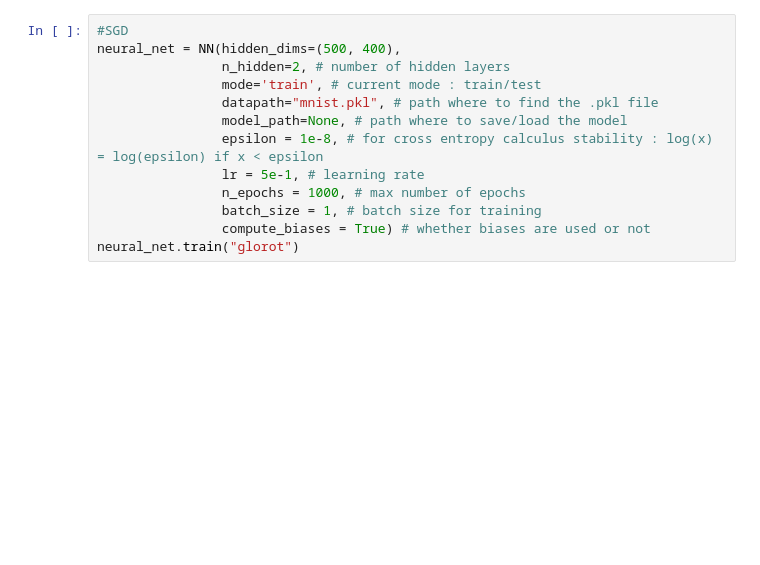
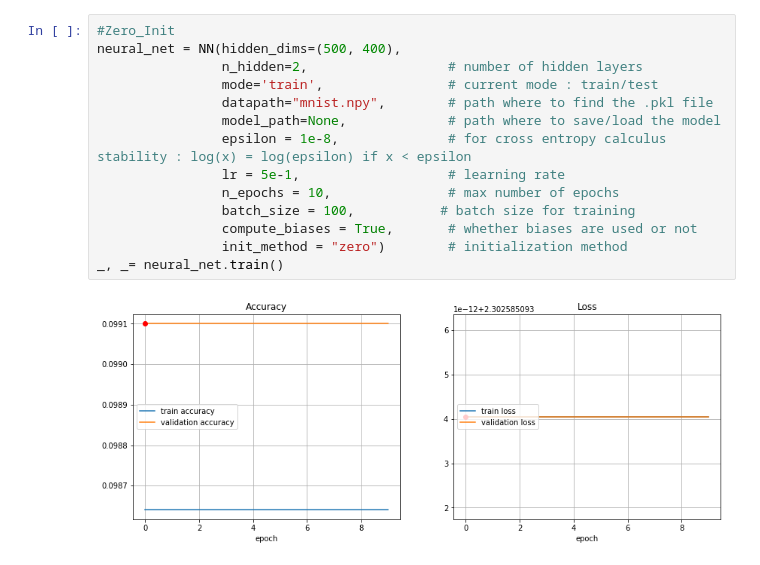
Before and after one commit to ai404/ift6135_assignment1, a Jupyter notebook: assignment1.ipynb, the cells around one changed output. Cells and saved outputs as stored; diff of their text form; blank space fills up the shorter version.

```diff
--- a/assignment1.ipynb
+++ b/assignment1.ipynb
@@ -244,13 +339,16 @@ class NN(object):
 # %%
-#SGD
+#Zero_Init
 neural_net = NN(hidden_dims=(500, 400),
-                n_hidden=2, # number of hidden layers
-                mode='train', # current mode : train/test
-                datapath="mnist.pkl", # path where to find the .pkl file
-                model_path=None, # path where to save/load the model
-                epsilon = 1e-8, # for cross entropy calculus stability : log(x) = log(epsilon) if x < epsilon
-                lr = 5e-1, # learning rate
-                n_epochs = 1000, # max number of epochs
-                batch_size = 1, # batch size for training
-                compute_biases = True) # whether biases are used or not
-neural_net.train("glorot")
+                n_hidden=2,                  # number of hidden layers
+                mode='train',                # current mode : train/test
+                datapath="mnist.npy",        # path where to find the .pkl file
+                model_path=None,             # path where to save/load the model
+                epsilon = 1e-8,              # for cross entropy calculus stability : log(x) = log(epsilon) if x < epsilon
+                lr = 5e-1,                   # learning rate
+                n_epochs = 10,               # max number of epochs
+                batch_size = 100,           # batch size for training
+                compute_biases = True,       # whether biases are used or not
+                init_method = "zero")        # initialization method
+_, _= neural_net.train()
+# %% [output]
+[figure, added]
```
Also changed, not shown: parts of 18 cells of this notebook, 1 other file.
